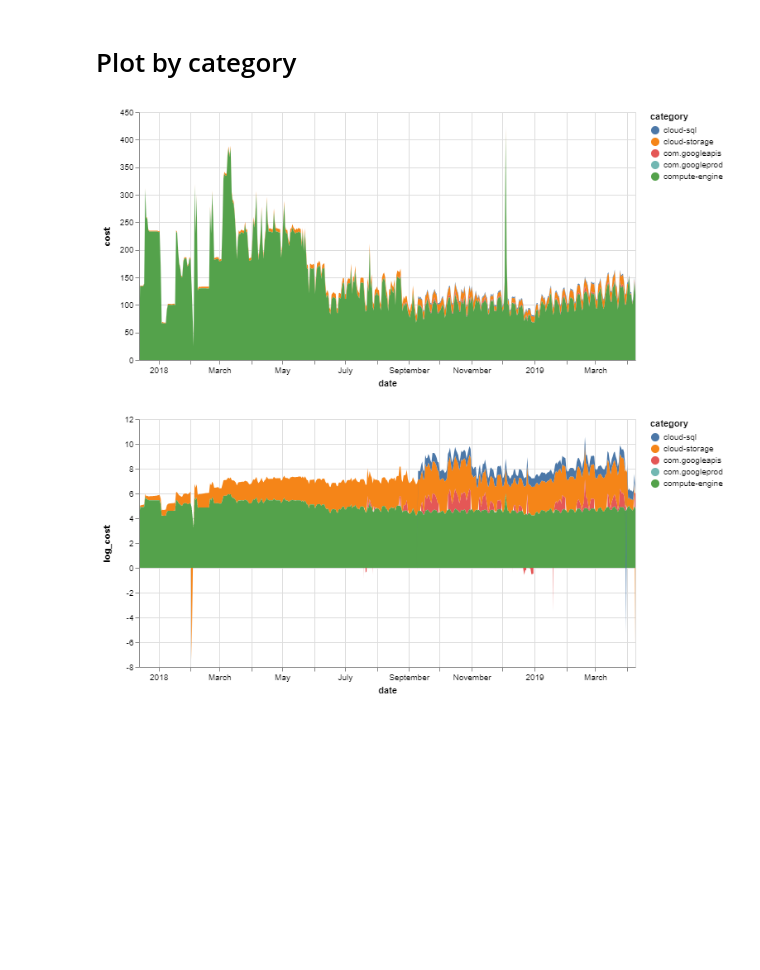
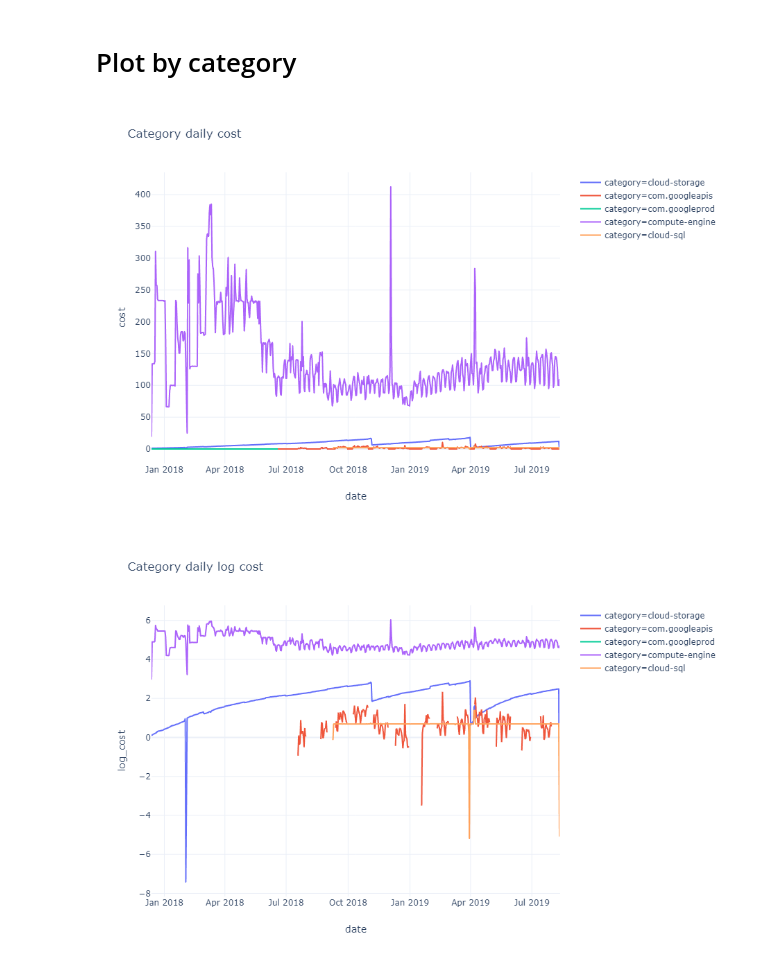
Before and after one commit to jupyterhub/binder-billing, a Jupyter notebook: analyze_data.ipynb, the cells around one changed output. Drawn from its saved outputs; the diff is of its cells as text; code cells hidden in the pictures; blank space fills up the shorter version.

```diff
--- a/analyze_data.ipynb
+++ b/analyze_data.ipynb
@@ -1,16 +1,16 @@
 # %%
 import pandas as pd
 from glob import glob
-import matplotlib.pyplot as plt
-plt.ion()
 
-import altair as alt
 import numpy as np
-
-width = 600
+import plotly.express as pe
+from IPython.display import Markdown
+width = 1000
 # %% [markdown]
 # Load data
 # %%
 url_data = "https://github.com/jupyterhub/binder-data/raw/master/billing/data/proc/data.json"
 data = pd.read_json(url_data, orient='split')
 data['date'] = pd.to_datetime(data['date'])
+# %%
+template = 'plotly_white'
@@ -45,18 +45,12 @@ categories = data.groupby(['date', 'category', 'line_item']).sum()['cost'].reset
 categories = categories.groupby(['date', 'category']).sum().reset_index()
 categories['log_cost'] = categories['cost'].apply(np.log)
 # %%
-alt.Chart(data=categories, width=width).mark_area().encode(
-    x="date",
-    y="cost",
-    color="category"
-)
+pe.line(categories, x='date', y='cost', color='category',
+        width=width, template=template, title="Category daily cost")
 # %% [output]
-[figure, old version]
+[figure, new version]
-# %%
-alt.Chart(data=categories, width=width).mark_area().encode(
-    x="date",
-    y="log_cost",
-    color="category"
-)
-# %% [output]
-[figure, removed]
+# %%
+pe.line(categories, x='date', y='log_cost', color='category',
+        width=width, template=template, title="Category daily log cost")
+# %% [output]
+[figure, added]
```
Also changed, not shown: parts of 3 cells of this notebook.
